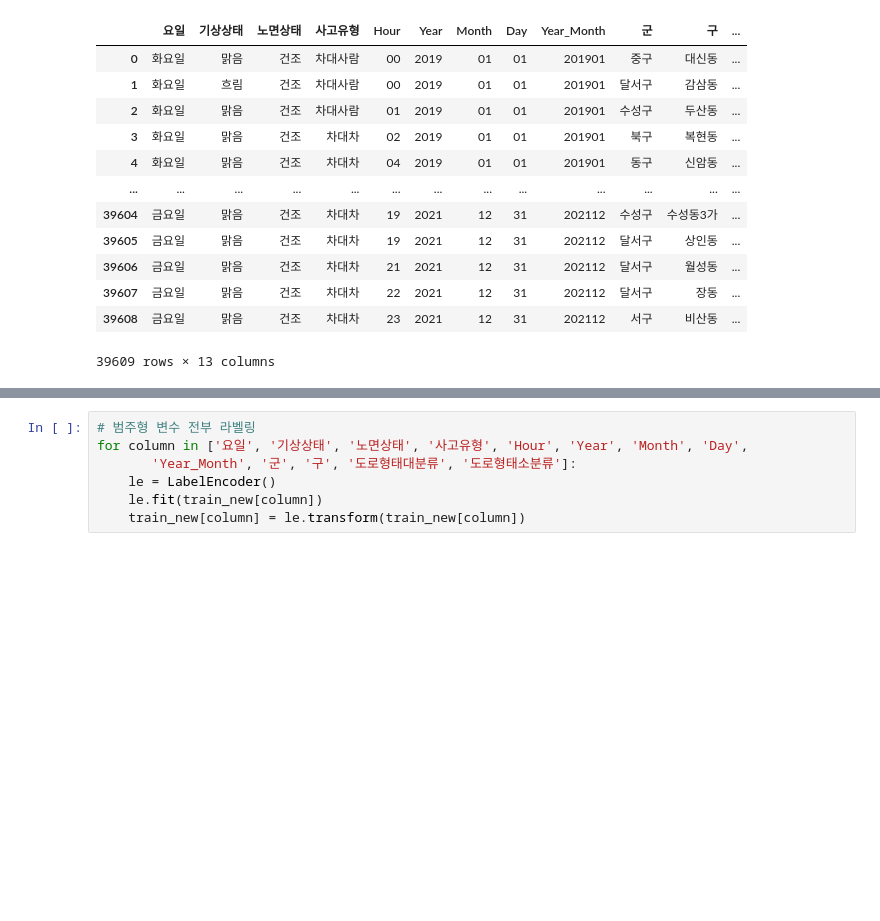
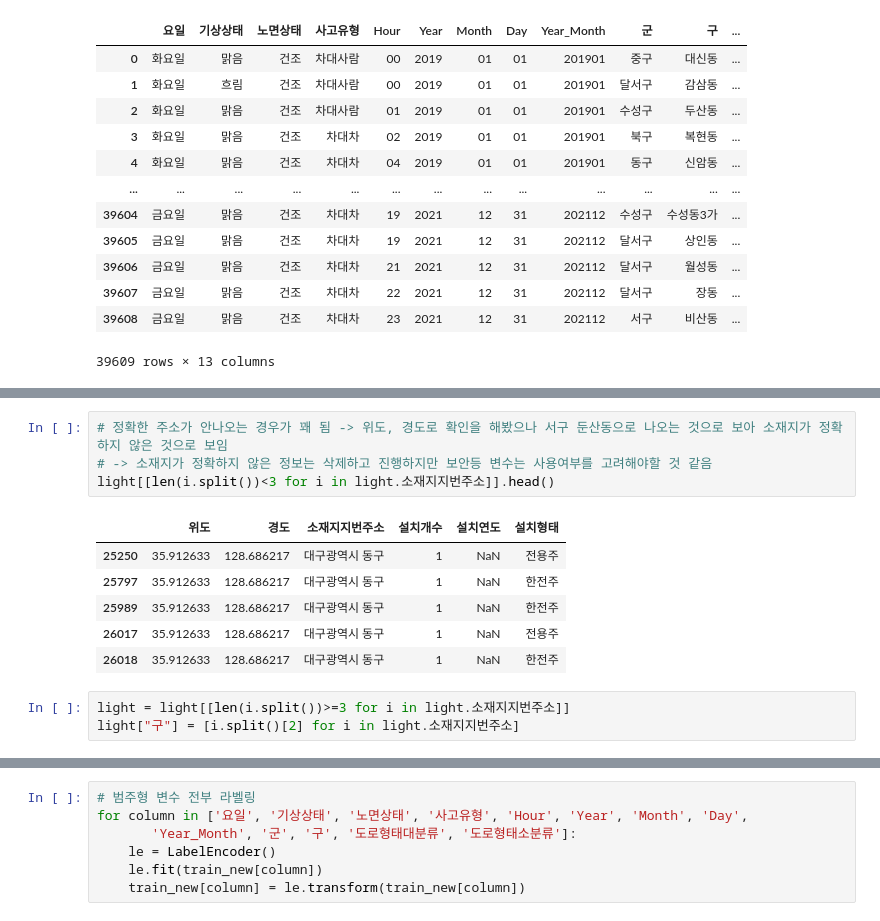
Before and after one commit to p-jiho/Traffic_Accident_Prediction, a Jupyter notebook: EDA.ipynb, the cells around one changed output, grey strips where cells are left out. Saved outputs shown, nothing was run; the diff lists cells and outputs as text; blank space fills up the shorter version.

```diff
--- a/EDA.ipynb
+++ b/EDA.ipynb
@@ -408,0 +295,14 @@ train_new[train_new.Year >= "2020"]
+# %%
+# 정확한 주소가 안나오는 경우가 꽤 됨 -> 위도, 경도로 확인을 해봤으나 서구 둔산동으로 나오는 것으로 보아 소재지가 정확하지 않은 것으로 보임
+# -> 소재지가 정확하지 않은 정보는 삭제하고 진행하지만 보안등 변수는 사용여부를 고려해야할 것 같음
+light[[len(i.split())<3 for i in light.소재지지번주소]].head()
+# %% [output]
+|  | 위도 | 경도 | 소재지지번주소 | 설치개수 | 설치연도 | 설치형태 |
+| 25250 | 35.912633 | 128.686217 | 대구광역시 동구 | 1 | NaN | 전용주 |
+| 25797 | 35.912633 | 128.686217 | 대구광역시 동구 | 1 | NaN | 한전주 |
+| 25989 | 35.912633 | 128.686217 | 대구광역시 동구 | 1 | NaN | 한전주 |
+| 26017 | 35.912633 | 128.686217 | 대구광역시 동구 | 1 | NaN | 전용주 |
+| 26018 | 35.912633 | 128.686217 | 대구광역시 동구 | 1 | NaN | 한전주 |
+# %%
+light = light[[len(i.split())>=3 for i in light.소재지지번주소]]
+light["구"] = [i.split()[2] for i in light.소재지지번주소]
```
Also changed, not shown: parts of 28 cells of this notebook.
